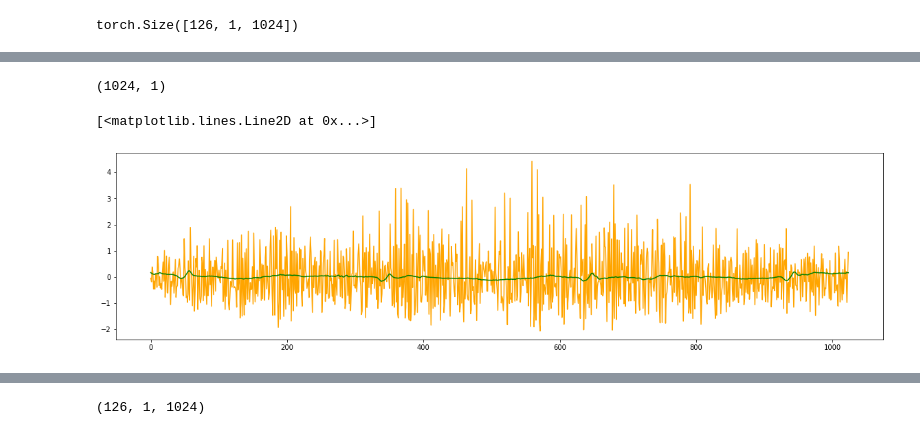
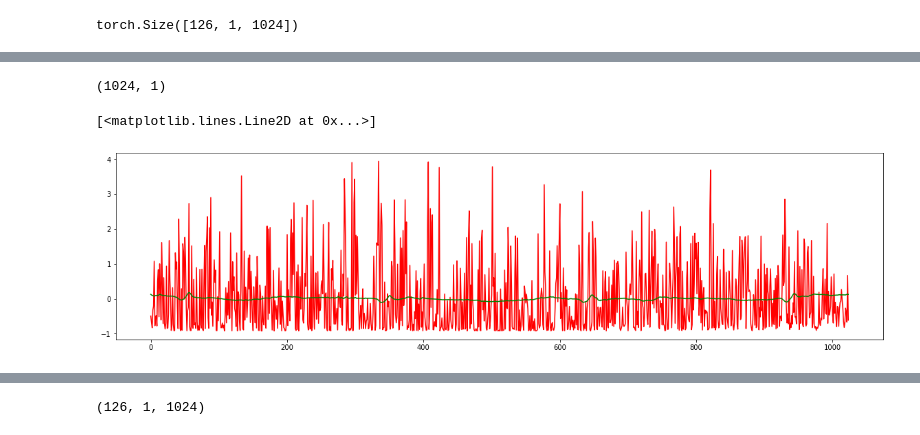
Before and after one commit to enzlaur/pytorch-ml-tuts, a Jupyter notebook: scratch06.ipynb, the cells around one changed output, grey strips where cells are left out. Saved outputs shown, nothing was run; the diff lists cells and outputs as text; code cells hidden in the pictures.

```diff
--- a/scratch06.ipynb
+++ b/scratch06.ipynb
@@ -36,8 +36,8 @@ device(type='cuda')
 # %%
 # =============== LOAD ECG DATA ===============
 # Load numpy version datasets
-ecg_modded_06, ecg_untouched_06 = et.get_ecg_with_split('118e06', samp_freq=1024, norm_type='chunks')
-ecg_modded_24, ecg_untouched_24 = et.get_ecg_with_split('118e24', samp_freq=1024, norm_type='chunks')
+ecg_modded_06, ecg_untouched_06 = et.get_ecg_with_split('118e06', samp_freq=1024, norm_type='all')
+ecg_modded_24, ecg_untouched_24 = et.get_ecg_with_split('118e24', samp_freq=1024, norm_type='all')
 
 # Load datasets to CUDA
 ecg_noisy = torch.from_numpy(ecg_modded_06).double() #.to(device)
@@ -225,3 +229,42 @@ class ae_sampler(nn.Module):
+# %%
+kernel_size = 16
+padding_size= int( (kernel_size/2) ) # If odd, add -1
+
+class ae_sampler(nn.Module):
+    def __init__(self):
+        super(ae_sampler, self).__init__()
+
+        self.encoder = nn.Sequential(
+            nn.Conv1d(1, 40, kernel_size, stride=2, padding=7 ), nn.ELU(True), # 521
+            nn.BatchNorm1d(40),
+            nn.Conv1d(40, 20, kernel_size, stride=2, padding=7 ), nn.ELU(True), # 521
+            nn.BatchNorm1d(20),
+            nn.Conv1d(20, 20, kernel_size, stride=2, padding=7 ), nn.ELU(True), # 521
+            nn.BatchNorm1d(20),
+            nn.Conv1d(20, 40, kernel_size, stride=2, padding=7 ), nn.ELU(True), # 521
+            nn.BatchNorm1d(40),
+            nn.Conv1d(40, 1, kernel_size, stride=1, padding=8 ), nn.ELU(True), # 521
+            nn.BatchNorm1d(1),
+        )
+
+        self.decoder = nn.Sequential(
+            nn.ConvTranspose1d(1, 40, kernel_size, stride=1, padding=8 ), nn.ELU(True), # 521
+            nn.BatchNorm1d(40),
+            nn.ConvTranspose1d(40, 20, kernel_size, stride=2, padding=7 ), nn.ELU(True), # 521
+            nn.BatchNorm1d(20),
+            nn.ConvTranspose1d(20, 20, kernel_size, stride=2, padding=7 ), nn.ELU(True), # 521
+            nn.BatchNorm1d(20),
+            nn.ConvTranspose1d(20, 40, kernel_size, stride=2, padding=7 ), nn.ELU(True), # 521
+            nn.BatchNorm1d(40),
+            nn.ConvTranspose1d(40, 1, kernel_size, stride=2, padding=7 ), nn.ELU(True), # 521
+            nn.BatchNorm1d(1),
+        )
+
+    def forward(self, x):
+        x = self.encoder(x)
+        x = self.decoder(x)
+
+        return x
 # %%
 # ============================================
 # Run this part to test if your data is properly shaped with the model
@@ -259,14 +302,14 @@ Required shape is: torch.Size([1024, 1])
 # %%
 temp_result = decoder.view( decoder.shape[2], decoder.shape[1])
 temp_result = temp_result.cpu().detach().numpy()
 print(temp_result.shape)
 plt.figure( figsize=(20,5))
-plt.plot( temp_result, c='orange', label='Decoder Output')
+plt.plot( temp_result, c='red', label='Decoder Output' )
 plt.plot( temp_preview, c='green', label='Original input' )
 # %% [output]
 (1024, 1)
 [<matplotlib.lines.Line2D at 0x...>]
-[figure, old version]
+[figure, new version]
 # %%
 def train_model(model, trainloader, epochs):
     elapsed_start = time.time()
```
Also changed, not shown: parts of 8 cells of this notebook, 1 other file.
